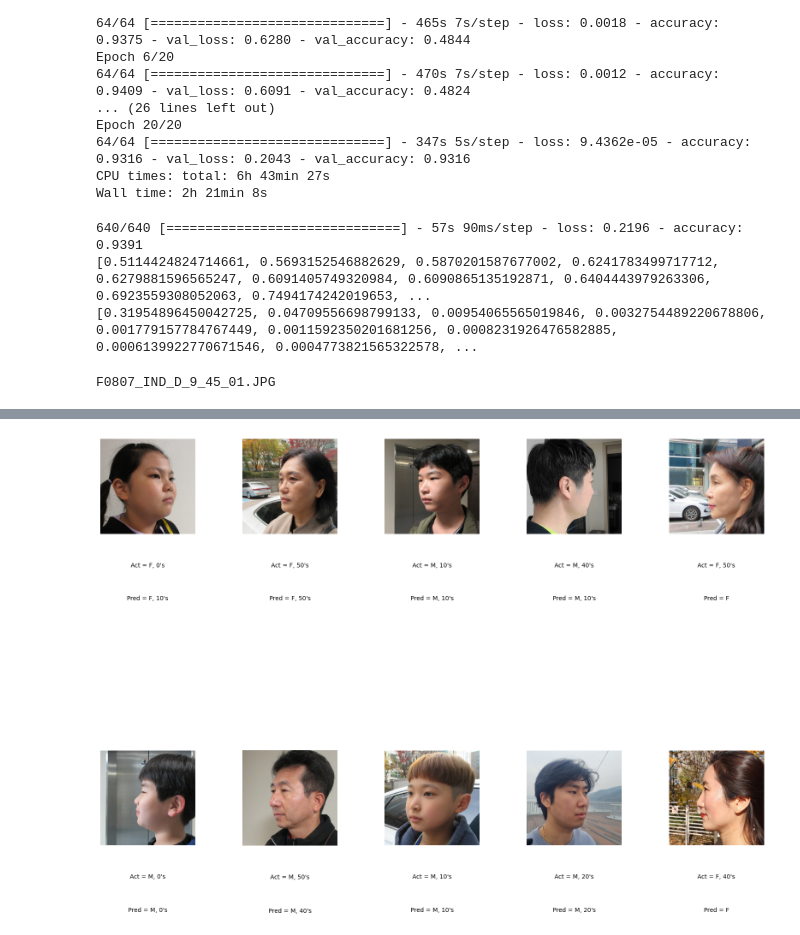
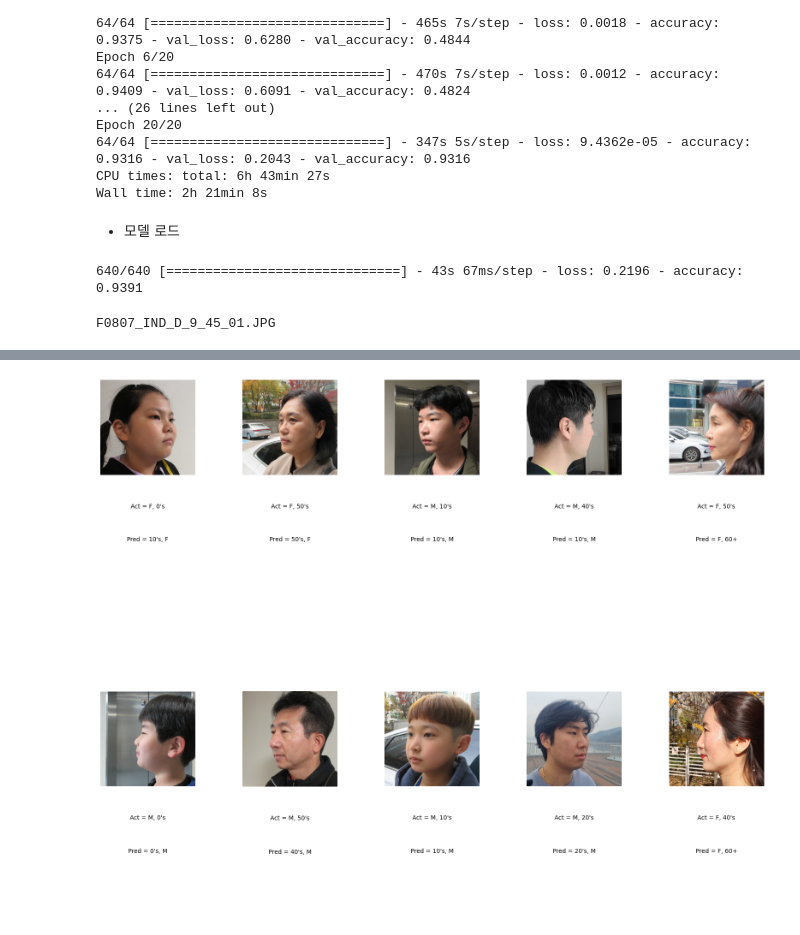
Before and after one commit to min731/META_CNN_BERT_PJT, a Jupyter notebook: test.ipynb, the cells around one changed output, grey strips where cells are left out. Saved outputs shown, nothing was run; the diff lists cells and outputs as text; code cells hidden in the pictures; blank space fills up the shorter version.

```diff
--- a/test.ipynb
+++ b/test.ipynb
@@ -217,14 +217,18 @@ CPU times: total: 6h 43min 27s
 Wall time: 2h 21min 8s
 # %%
 model.save('C:/project/ResNet50.h5')
+# %% [markdown]
+* 모델 로드
+# %%
+from tensorflow.keras.models import load_model
+
+model = load_model('C:/project/ResNet50.h5')
 # %%
 loss, accuracy = model.evaluate(test_generator)
-print(Hist_dandc.history['val_loss'])
-print(Hist_dandc.history['loss'])
+#print(Hist_dandc.history['val_loss'])
+#print(Hist_dandc.history['loss'])
 # %% [output]
-640/640 [==============================] - 57s 90ms/step - loss: 0.2196 - accuracy: 0.9391
-[0.5114424824714661, 0.5693152546882629, 0.5870201587677002, 0.6241783499717712, 0.6279881596565247, 0.6091405749320984, 0.6090865135192871, 0.6404443979263306, 0.6923559308052063, 0.7494174242019653, ...
-[0.31954896450042725, 0.04709556698799133, 0.00954065565019846, 0.0032754489220678806, 0.001779157784767449, 0.0011592350201681256, 0.0008231926476582885, 0.0006139922770671546, 0.0004773821565322578, ...
+640/640 [==============================] - 43s 67ms/step - loss: 0.2196 - accuracy: 0.9391
 # %%
 print(test_df.iloc[i]['img_path'])
 # %% [output]
@@ -266,10 +270,14 @@ for i in range(10):  # 10개의 이미지만 확인
 
     pred = model.predict(img_preprocessed)  # 예측 실행
 
-    print(np.round(list(map(float,pred[0])), 3))
-    pred_labels = (pred[0] > 0.2).astype(int)  # 임계값 설정
-    pred_labels_list = pred_labels.tolist()  # numpy 배열을 리스트로 변환
-    pred_labels_str = ', '.join([columns[i] for i in range(len(columns)) if pred_labels_list[i] == 1])  # 예측값 문자열 변환
+    # print(np.round(list(map(float,pred[0])), 3))
+    pred_labels = (pred[0] > 0.2).astype(int)  # 임계값 설정 - numpy 배열
+    # pred_labels_list = pred_labels.tolist()  # numpy 배열을 리스트로 변환
+
+    pred_labels_str = ', '.join([columns[i] for i in np.argsort(pred_labels, axis=0)[::-1][:2]])
+
+    # pred_labels_str = ', '.join([columns[i] for i in range(len(columns)) if pred_labels_list[i] == 1])  # 예측값 문자열 변환 - argmax index
+
 
     # 예측값 표시
     ax.text(0.5, -0.7,
@@ -305,2 +303,2 @@ plt.show()
-[figure, old version]
+[figure, new version]
 # %%
```
Also changed, not shown: parts of 5 cells of this notebook, 1 other file.
